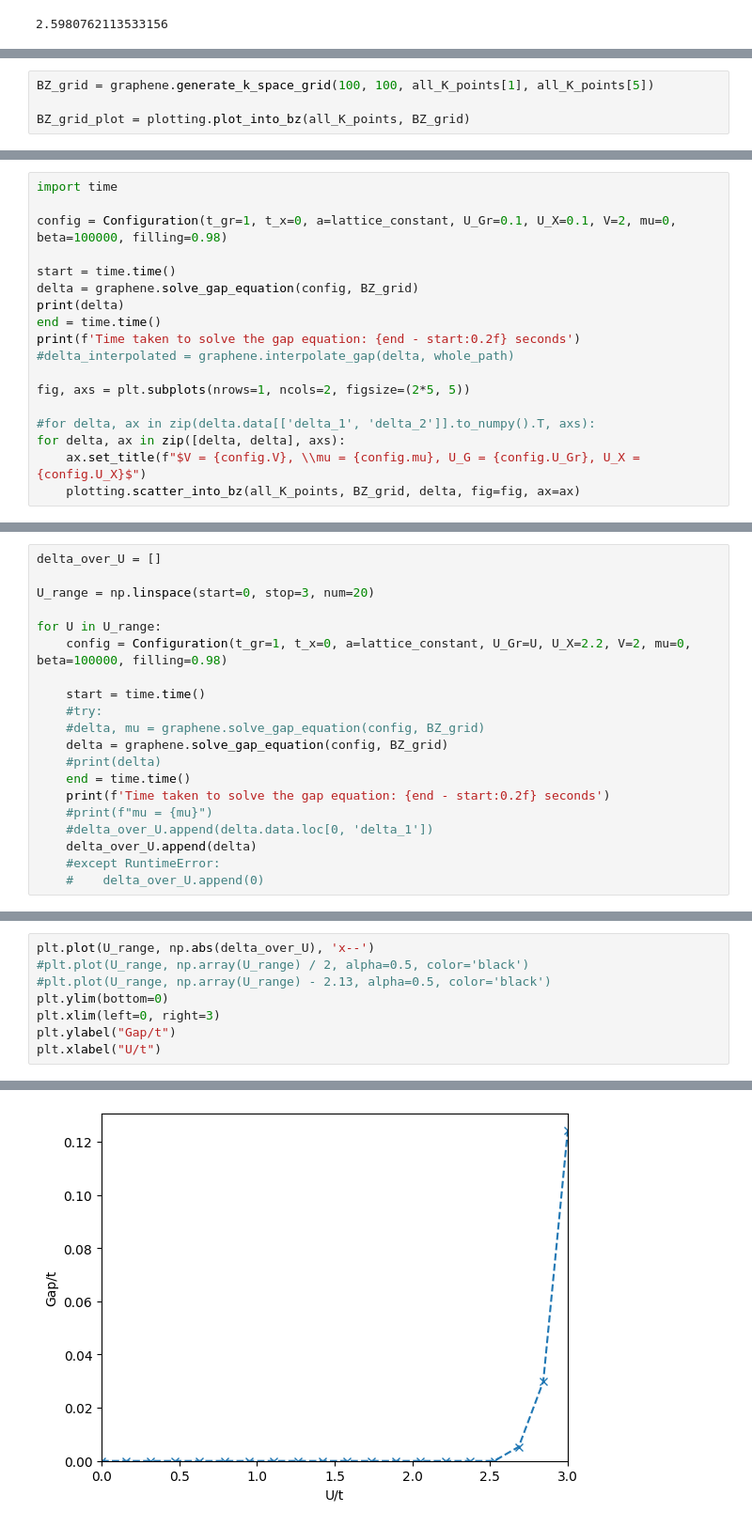
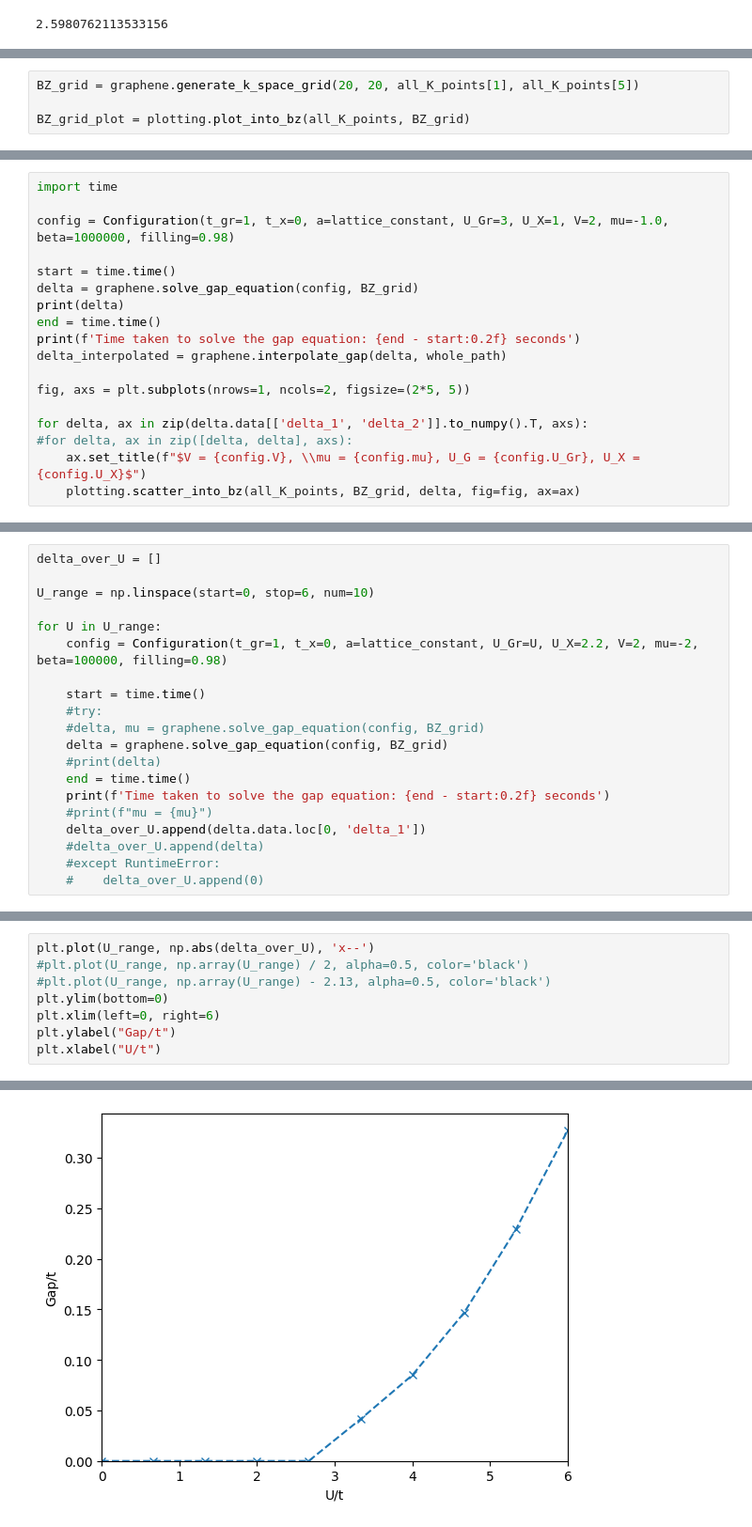
Before and after one commit to Ruberhauptmann/quant-met, a Jupyter notebook: plot_BCS_graphene.ipynb, the cells around one changed output, grey strips where cells are left out. Shown at 94% size. Drawn from its saved outputs; the diff is of its cells as text.

```diff
--- a/plot_BCS_graphene.ipynb
+++ b/plot_BCS_graphene.ipynb
@@ -26,7 +26,7 @@ BZ_path_plot = plotting.plot_into_bz(all_K_points, whole_path)
 # %% [output]
 [figure]
 # %%
-BZ_grid = graphene.generate_k_space_grid(100, 100, all_K_points[1], all_K_points[5])
+BZ_grid = graphene.generate_k_space_grid(20, 20, all_K_points[1], all_K_points[5])
 
 BZ_grid_plot = plotting.plot_into_bz(all_K_points, BZ_grid)
 # %% [output]
@@ -34,19 +34,19 @@ BZ_grid_plot = plotting.plot_into_bz(all_K_points, BZ_grid)
 # %%
 import time
 
-config = Configuration(t_gr=1, t_x=0, a=lattice_constant, U_Gr=0.1, U_X=0.1, V=2, mu=0, beta=100000, filling=0.98)
+config = Configuration(t_gr=1, t_x=0, a=lattice_constant, U_Gr=3, U_X=1, V=2, mu=-1.0, beta=1000000, filling=0.98)
 
 start = time.time()
 delta = graphene.solve_gap_equation(config, BZ_grid)
 print(delta)
 end = time.time()
 print(f'Time taken to solve the gap equation: {end - start:0.2f} seconds')
-#delta_interpolated = graphene.interpolate_gap(delta, whole_path)
+delta_interpolated = graphene.interpolate_gap(delta, whole_path)
 
 fig, axs = plt.subplots(nrows=1, ncols=2, figsize=(2*5, 5))
 
-#for delta, ax in zip(delta.data[['delta_1', 'delta_2']].to_numpy().T, axs):
-for delta, ax in zip([delta, delta], axs):
+for delta, ax in zip(delta.data[['delta_1', 'delta_2']].to_numpy().T, axs):
+#for delta, ax in zip([delta, delta], axs):
     ax.set_title(f"$V = {config.V}, \\mu = {config.mu}, U_G = {config.U_Gr}, U_X = {config.U_X}$")
     plotting.scatter_into_bz(all_K_points, BZ_grid, delta, fig=fig, ax=ax)
 # %% [output]
@@ -57,10 +71,10 @@ ValueError: 'c' argument has 1 elements, which is inconsistent with 'x' and 'y'
 # %%
 delta_over_U = []
 
-U_range = np.linspace(start=0, stop=3, num=20)
+U_range = np.linspace(start=0, stop=6, num=10)
 
 for U in U_range:
-    config = Configuration(t_gr=1, t_x=0, a=lattice_constant, U_Gr=U, U_X=2.2, V=2, mu=0, beta=100000, filling=0.98)
+    config = Configuration(t_gr=1, t_x=0, a=lattice_constant, U_Gr=U, U_X=2.2, V=2, mu=-2, beta=100000, filling=0.98)
 
     start = time.time()
     #try:
@@ -70,8 +84,8 @@ for U in U_range:
     end = time.time()
     print(f'Time taken to solve the gap equation: {end - start:0.2f} seconds')
     #print(f"mu = {mu}")
-    #delta_over_U.append(delta.data.loc[0, 'delta_1'])
-    delta_over_U.append(delta)
+    delta_over_U.append(delta.data.loc[0, 'delta_1'])
+    #delta_over_U.append(delta)
     #except RuntimeError:
     #    delta_over_U.append(0)
 # %% [output]
@@ -98,14 +103,14 @@ Time taken to solve the gap equation: 1.11 seconds
 # %%
 plt.plot(U_range, np.abs(delta_over_U), 'x--')
 #plt.plot(U_range, np.array(U_range) / 2, alpha=0.5, color='black')
 #plt.plot(U_range, np.array(U_range) - 2.13, alpha=0.5, color='black')
 plt.ylim(bottom=0)
-plt.xlim(left=0, right=3)
+plt.xlim(left=0, right=6)
 plt.ylabel("Gap/t")
 plt.xlabel("U/t")
 # %% [output]
 Text(0.5, 0, 'U/t')
-[figure, old version]
+[figure, new version]
 # %%
 fig, axs = plt.subplots(nrows=1, ncols=2, figsize=(2*5, 5))
 
```
Also changed, not shown: parts of 4 cells of this notebook, 1 other file.
